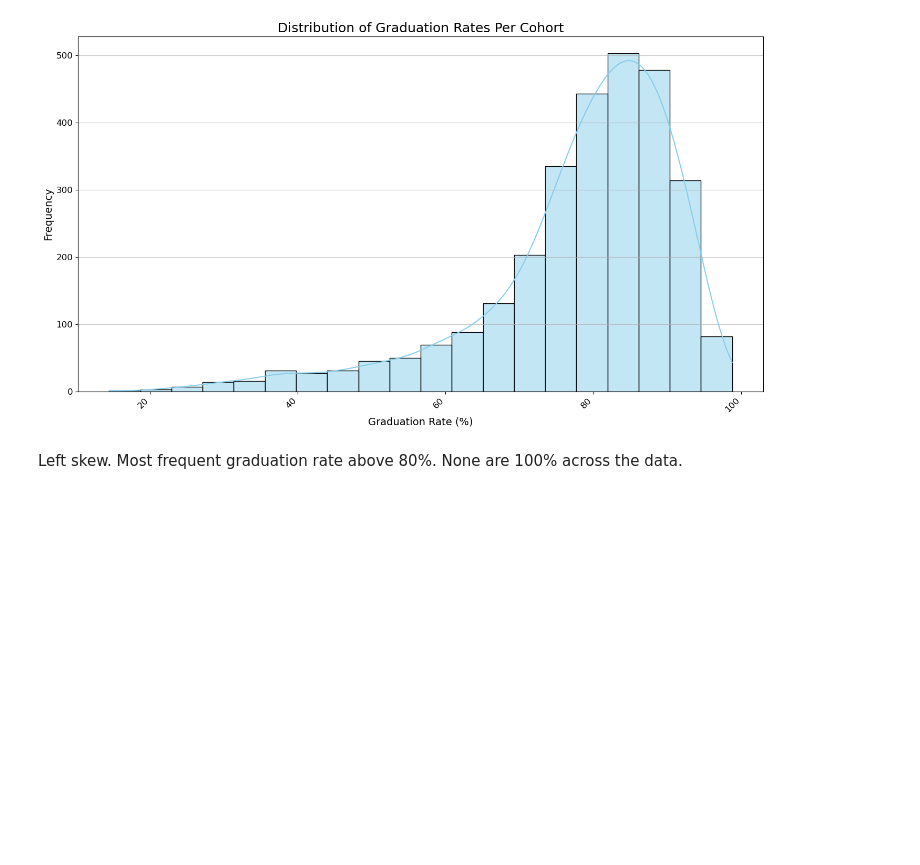
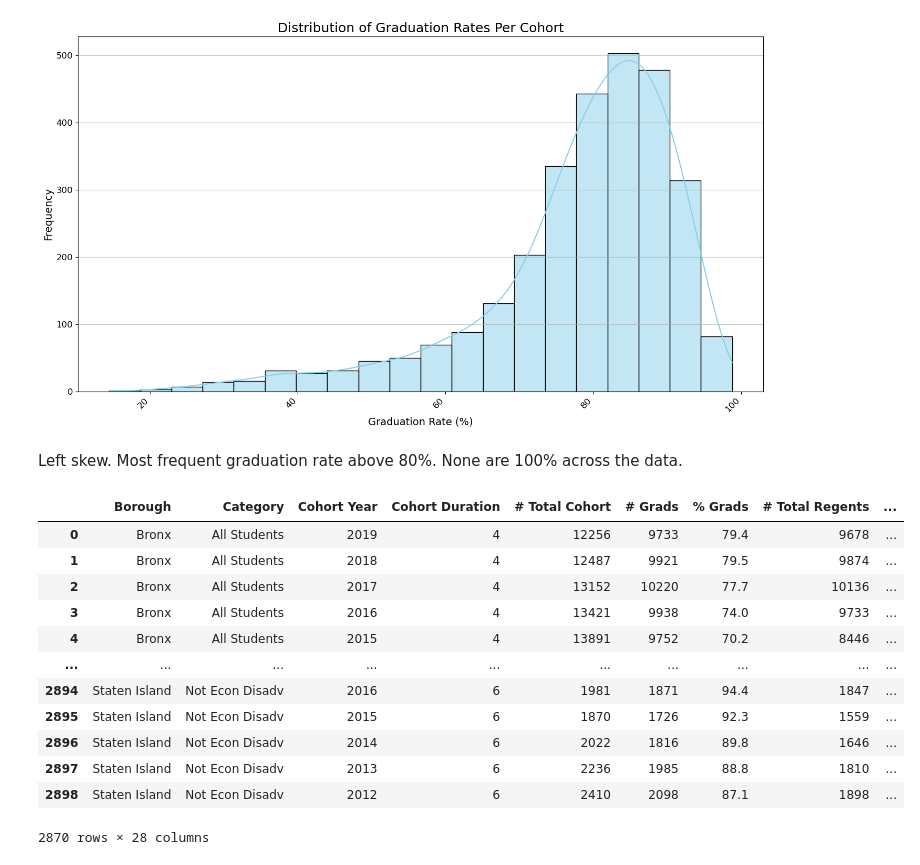
Before and after one commit to Mrfunderburker/Education-Capstone, a Jupyter notebook: code/graduation_eda.ipynb, the cells around one changed output. Cells and saved outputs as stored; diff of their text form; code cells hidden in the pictures; blank space fills up the shorter version.

```diff
--- a/code/graduation_eda.ipynb
+++ b/code/graduation_eda.ipynb
@@ -198,3 +199,27 @@ plt.show()
 [figure]
 # %% [markdown]
 Left skew. Most frequent graduation rate above 80%. None are 100% across the data.
+# %%
+# Rename the 'Cohort' column to 'Cohort Duration'
+graduation.rename(columns={'Cohort': 'Cohort Duration'}, inplace=True)
+
+# Apply a lambda function to extract the number directly from the 'Cohort Duration' column
+graduation['Cohort Duration'] = graduation['Cohort Duration'].apply(
+    lambda text: int(re.match(r'(\d+)', text).group(1)) if re.match(r'(\d+)', text) else None
+)
+
+graduation
+# %% [output]
+|  | Borough | Category | Cohort Year | Cohort Duration | # Total Cohort | # Grads | % Grads | # Total Regents | ... |
+| 0 | Bronx | All Students | 2019 | 4 | 12256 | 9733 | 79.4 | 9678 | ... |
+| 1 | Bronx | All Students | 2018 | 4 | 12487 | 9921 | 79.5 | 9874 | ... |
+| 2 | Bronx | All Students | 2017 | 4 | 13152 | 10220 | 77.7 | 10136 | ... |
+| 3 | Bronx | All Students | 2016 | 4 | 13421 | 9938 | 74.0 | 9733 | ... |
+| 4 | Bronx | All Students | 2015 | 4 | 13891 | 9752 | 70.2 | 8446 | ... |
+| ... | ... | ... | ... | ... | ... | ... | ... | ... | ... |
+| 2894 | Staten Island | Not Econ Disadv | 2016 | 6 | 1981 | 1871 | 94.4 | 1847 | ... |
+| 2895 | Staten Island | Not Econ Disadv | 2015 | 6 | 1870 | 1726 | 92.3 | 1559 | ... |
+| 2896 | Staten Island | Not Econ Disadv | 2014 | 6 | 2022 | 1816 | 89.8 | 1646 | ... |
+| 2897 | Staten Island | Not Econ Disadv | 2013 | 6 | 2236 | 1985 | 88.8 | 1810 | ... |
+| 2898 | Staten Island | Not Econ Disadv | 2012 | 6 | 2410 | 2098 | 87.1 | 1898 | ... |
+2870 rows × 28 columns
```
Also changed, not shown: parts of 4 cells of this notebook.
